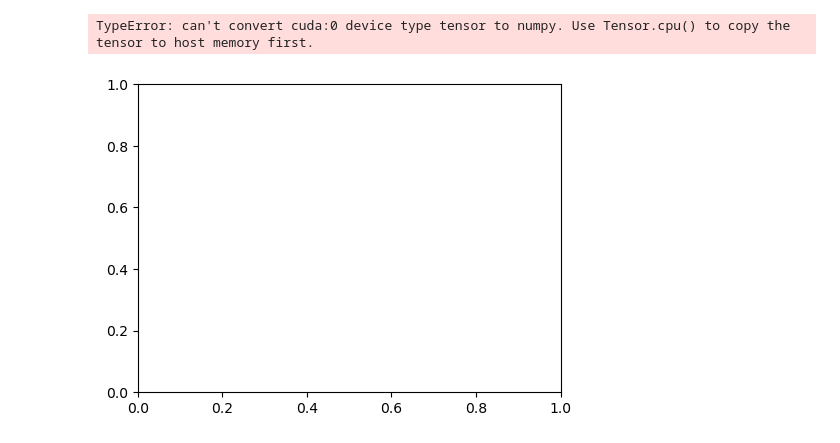
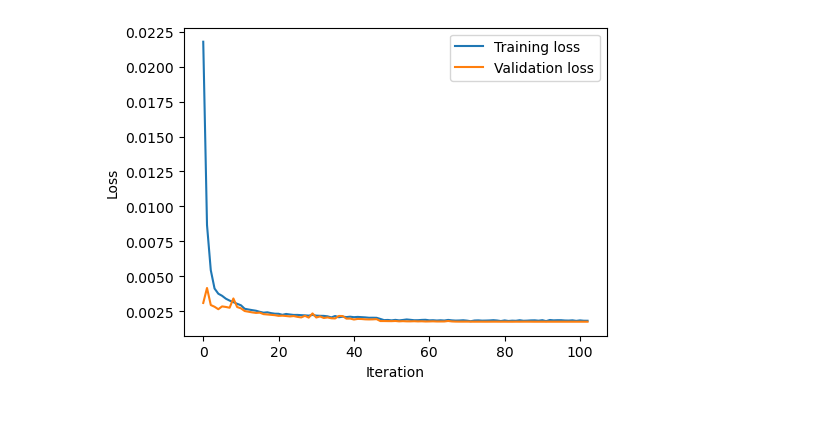
Before and after one commit to ChuanCh/A2E, a Jupyter notebook: Fourier Descriptor.ipynb, the cells around one changed output. Cells and saved outputs as stored; diff of their text form; code cells hidden in the pictures; blank space fills up the shorter version.

```diff
--- a/Fourier Descriptor.ipynb
+++ b/Fourier Descriptor.ipynb
@@ -14,7 +14,7 @@ from torch.utils.data import DataLoader, Dataset, TensorDataset
 
 # hyperparameters
 # samplerate is 16000 for wav
-samplerate = 8000
+samplerate = 50 * 22
 # cycle rate is 50 Hz
 cycle_rate = 50
 num_epochs = 300
@@ -22,8 +22,7 @@ hidden_size = 256
 second_hidden_size = 256
 third_hidden_size = 256
 learning_rate = 0.001
-top_db = 30
-batch_size = 32
+batch_size = 4
 
 adult_directory = r'F:\A2E\adults-trimmed'
 child_directory = r'F:\A2E\children-trimmed'
@@ -126,12 +140,22 @@ device = torch.device("cuda" if torch.cuda.is_available() else "cpu")
 model.to(device)
 optimizer = optim.Adam(model.parameters(), lr=0.001)
 criterion = nn.MSELoss()
+scheduler = optim.lr_scheduler.ReduceLROnPlateau(optimizer, 'min', factor=0.1, patience=5, verbose=True)
+
+best_val_loss = float('inf')
+patience = 50  # Adjust as needed
+patience_counter = 0
 
 num_epochs = 300
 
+train_losses = []  # List to store training losses
+val_losses = []    # List to store validation losses
+lr_rates = []
+
+
 for epoch in range(num_epochs):
     model.train()  # Set the model in training mode
-
+    epoch_train_loss = 0.0
     for batch_idx, (data, target) in enumerate(train_loader):
         data, target = data.to(device), target.to(device)
 
@@ -140,6 +164,12 @@ for epoch in range(num_epochs):
         loss = criterion(output, target)
         loss.backward()
         optimizer.step()
+
+        epoch_train_loss += loss.item()  # Accumulate batch loss for the epoch
+
+    # Calculate average training loss for the epoch
+    epoch_train_loss /= len(train_loader)
+    train_losses.append(epoch_train_loss)
 
     # Calculate validation loss
     model.eval()  # Set the model in evaluation mode
@@ -152,13 +182,32 @@ for epoch in range(num_epochs):
             val_loss += criterion(output, target).item()
 
     val_loss /= len(val_loader)
+    val_losses.append(val_loss)  # Store validation loss
 
-    print(f"Epoch {epoch+1}/{num_epochs}, Training Loss: {loss.item():.4f}, Validation Loss: {val_loss:.4f}")
+    scheduler.step(val_loss)
+    current_lr = optimizer.param_groups[0]['lr']
+    lr_rates.append(current_lr)
 
-print("Training complete")
+    print(f"Epoch {epoch+1}/{num_epochs}, Training Loss: {loss.item():.4f}, Validation Loss: {val_loss:.4f}, lr: {current_lr:.6f}")
+
+    if val_loss < best_val_loss:
+        best_val_loss = val_loss
+        patience_counter = 0
+        # Save the best model checkpoint if desired
+    else:
+        patience_counter += 1
+
+    if patience_counter >= patience:
+        print("Early stopping triggered")
+        break
+
 # Plotting the training and validation losses
 plt.figure(figsize=(12, 4))
 plt.subplot(1, 2, 1)
-plt.plot(loss, label="Training loss")
-plt.plot(val_loss, label="Validation loss")
+plt.plot(train_losses, label="Training loss")
+plt.plot(val_losses, label="Validation loss")
+plt.xlabel("Iteration")
+plt.ylabel("Loss")
+plt.legend()
+plt.show()
 # %% [output]
@@ -182,5 +231,4 @@ Training complete
-TypeError: can't convert cuda:0 device type tensor to numpy. Use Tensor.cpu() to copy the tensor to host memory first.
-[figure, old version]
+[figure, new version]
 # %%
 # predict the test data
 model.eval()
```
Also changed, not shown: parts of 5 cells of this notebook, 1 other file.
